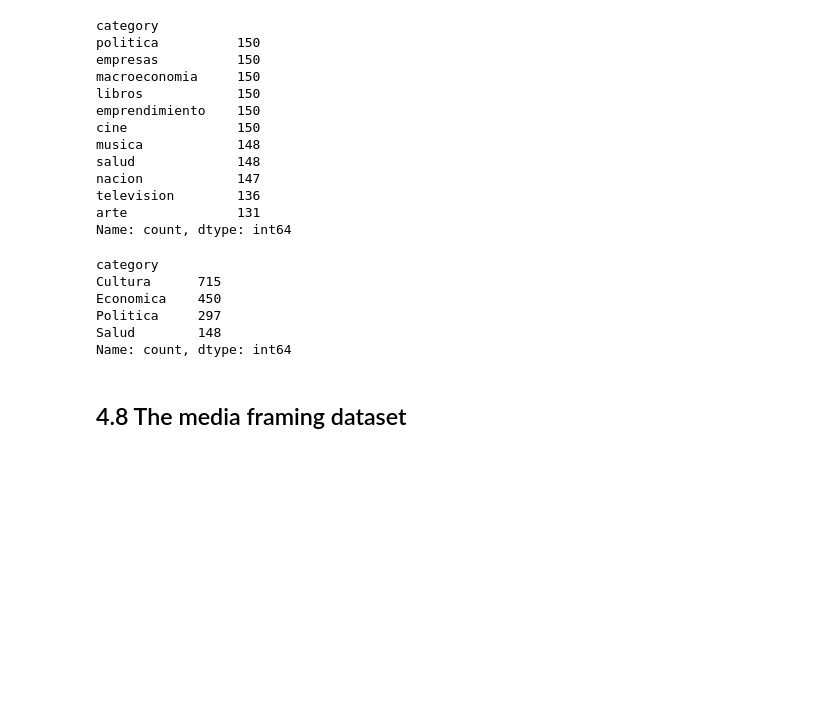
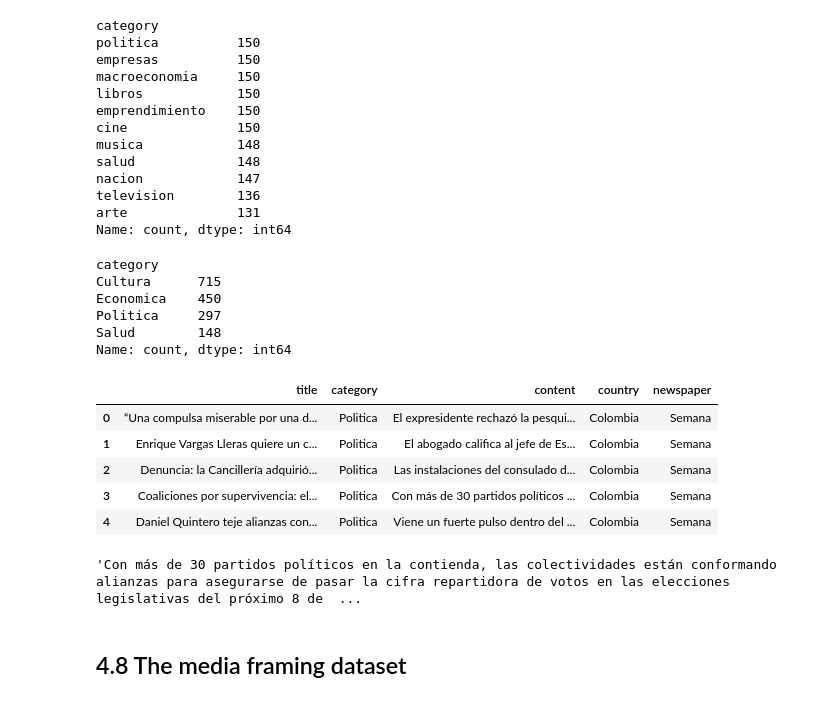
Before and after one commit to BlueAutomata/tesis-optimizacion-de-modelos-de-question-answering, a Jupyter notebook: src/notebooks/02_1_data_preprocessing.ipynb, the cells around one changed output. Saved outputs shown, nothing was run; the diff lists cells and outputs as text; code cells hidden in the pictures; blank space fills up the shorter version.

```diff
--- a/src/notebooks/02_1_data_preprocessing.ipynb
+++ b/src/notebooks/02_1_data_preprocessing.ipynb
@@ -1340,6 +1344,19 @@ Economica    450
 Politica     297
 Salud        148
 Name: count, dtype: int64
+# %%
+bronze_df_semana_standardized.head()
+# %% [output]
+|  | title | category | content | country | newspaper |
+| 0 | “Una compulsa miserable por una d... | Politica | El expresidente rechazó la pesqui... | Colombia | Semana |
+| 1 | Enrique Vargas Lleras quiere un c... | Politica | El abogado califica al jefe de Es... | Colombia | Semana |
+| 2 | Denuncia: la Cancillería adquirió... | Politica | Las instalaciones del consulado d... | Colombia | Semana |
+| 3 | Coaliciones por supervivencia: el... | Politica | Con más de 30 partidos políticos ... | Colombia | Semana |
+| 4 | Daniel Quintero teje alianzas con... | Politica | Viene un fuerte pulso dentro del ... | Colombia | Semana |
+# %%
+bronze_df_semana_standardized["content"][3]
+# %% [output]
+'Con más de 30 partidos políticos en la contienda, las colectividades están conformando alianzas para asegurarse de pasar la cifra repartidora de votos en las elecciones legislativas del próximo 8 de  ...
 # %% [markdown]
 ## 4.8 The media framing dataset
 # %%
```
Also changed, not shown: parts of 9 cells of this notebook, 4 other files.
